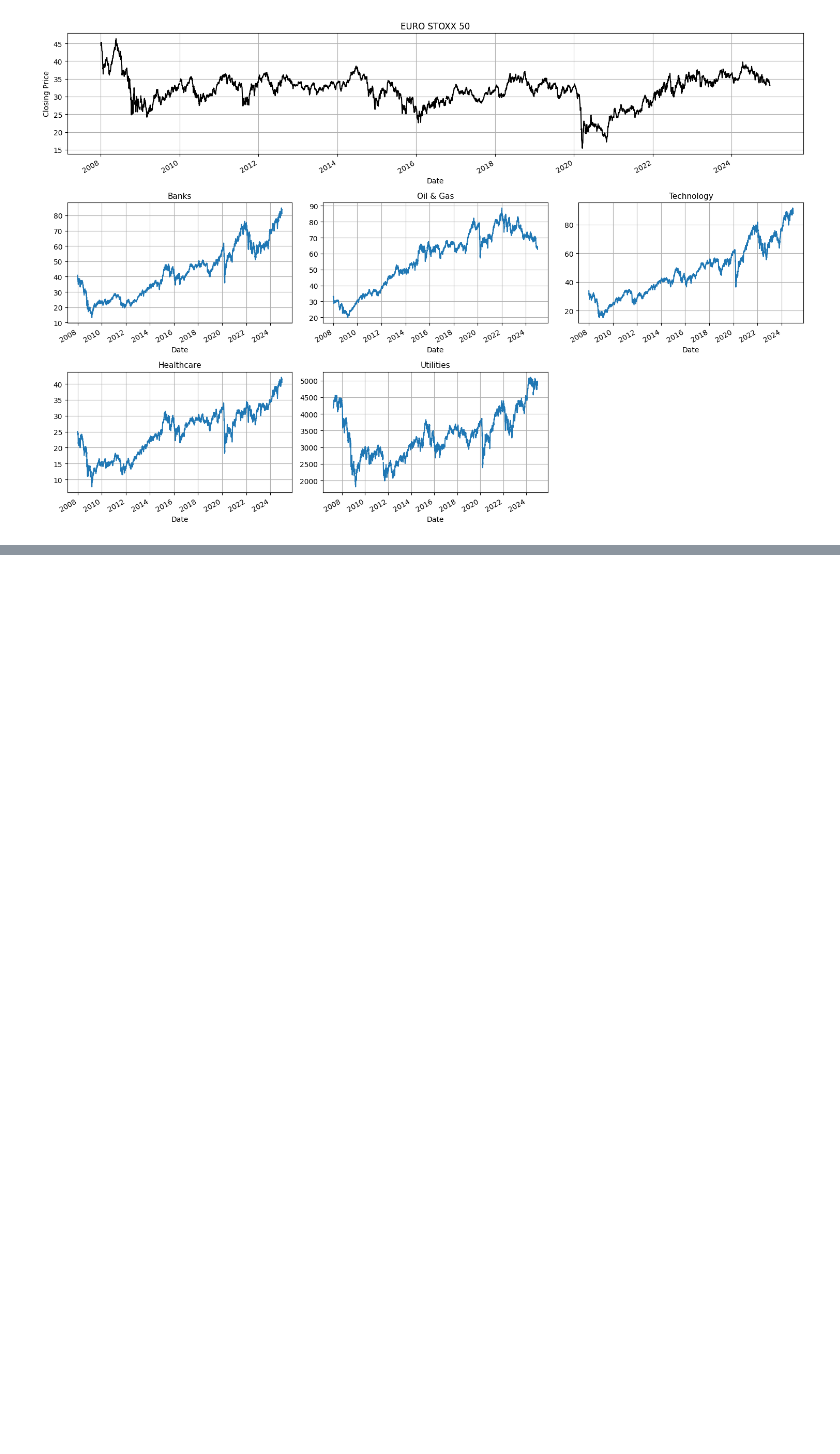
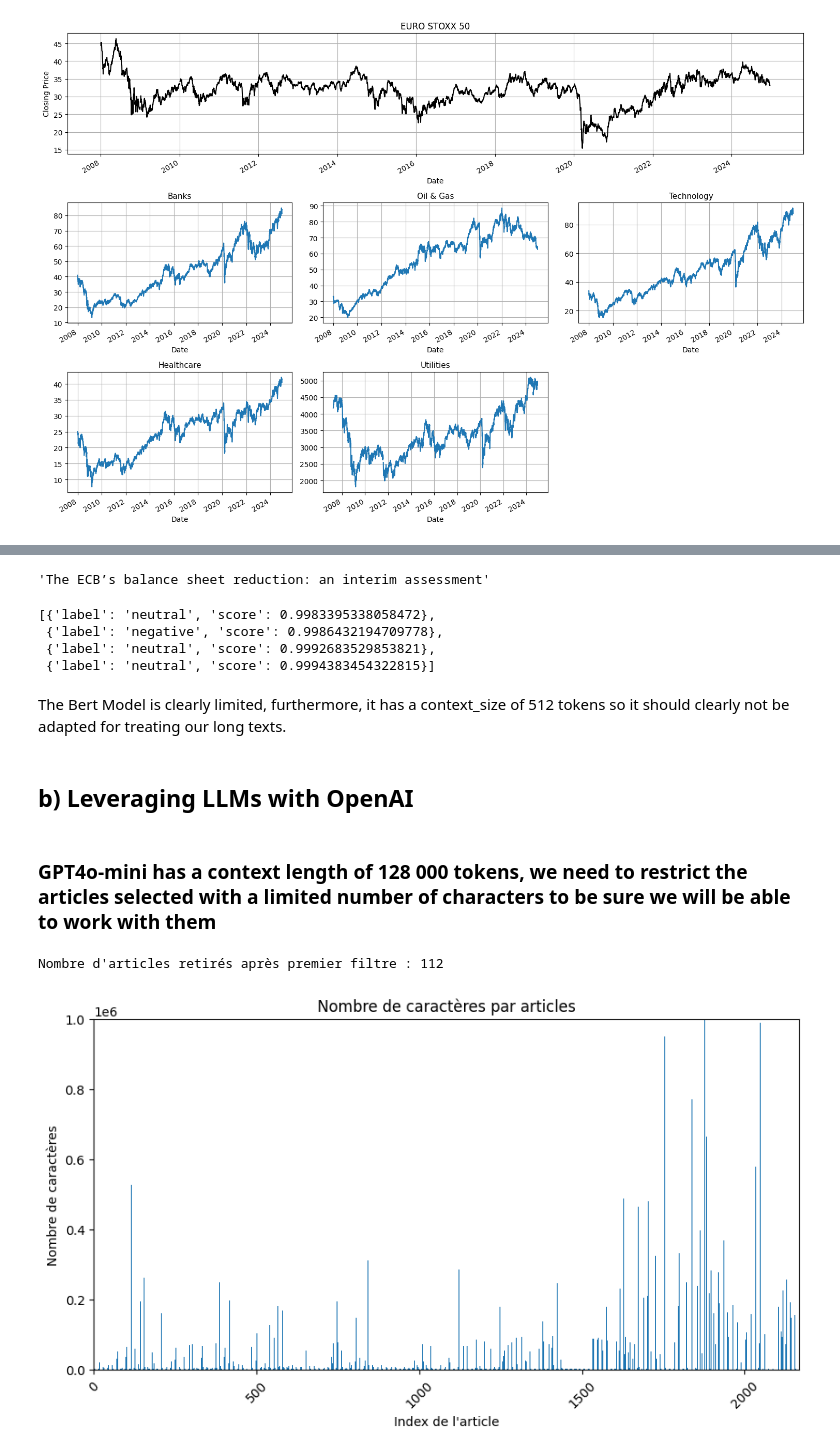
Before and after one commit to QMoayedpour/ML_fin_project, a Jupyter notebook: ntbk_intro.ipynb, the cells around one changed output, grey strips where cells are left out. Cells and saved outputs as stored; diff of their text form; code cells hidden in the pictures; blank space fills up the shorter version.

```diff
--- a/ntbk_intro.ipynb
+++ b/ntbk_intro.ipynb
@@ -476,0 +514,37 @@ plt.show()
+# %%
+df_title[df_title["sentiment_title"]=="negative"]["title"].iloc[0]
+# %% [output]
+'The ECB’s balance sheet reduction: an interim assessment'
+# %%
+nlp(["The economy is currently in a critical condition.",
+     "Experts assert that we will not experience a recession for the remainder of our lives.",
+     "The financial : why is it a mess.",
+     "covid 19 is going to come back !"])
+# %% [output]
+[{'label': 'neutral', 'score': 0.9983395338058472},
+ {'label': 'negative', 'score': 0.9986432194709778},
+ {'label': 'neutral', 'score': 0.9992683529853821},
+ {'label': 'neutral', 'score': 0.9994383454322815}]
+# %% [markdown]
+The Bert Model is clearly limited, furthermore, it has a context_size of 512 tokens so it should clearly not be adapted for treating our long texts.
+# %% [markdown]
+## b) Leveraging LLMs with OpenAI
+# %%
+ecb_press = pd.read_parquet('./data/ecb_press.parquet')
+# %% [markdown]
+### GPT4o-mini has a context length of 128 000 tokens, we need to restrict the articles selected with a limited number of characters to be sure we will be able to work with them
+# %%
+ecb_press['content'].str.len().plot(kind='bar',
+                                    xticks=np.arange(0, ecb_press.shape[0],500),
+                                    title="Nombre de caractères par articles",
+                                    ylim=(0, 1e6),
+                                    figsize=(10,5),
+                                    xlabel="Index de l'article", ylabel='Nombre de caractères')
+
+plt.xticks(rotation=45)
+
+ecb_press_filtered = ecb_press.loc[ecb_press.content.str.len()<= 250000].reset_index(drop=True).copy()
+print("Nombre d'articles retirés après premier filtre :", ecb_press.shape[0] - ecb_press_filtered.shape[0])
+# %% [output]
+Nombre d'articles retirés après premier filtre : 112
+[figure, added]
```
Also changed, not shown: parts of 25 cells of this notebook.
